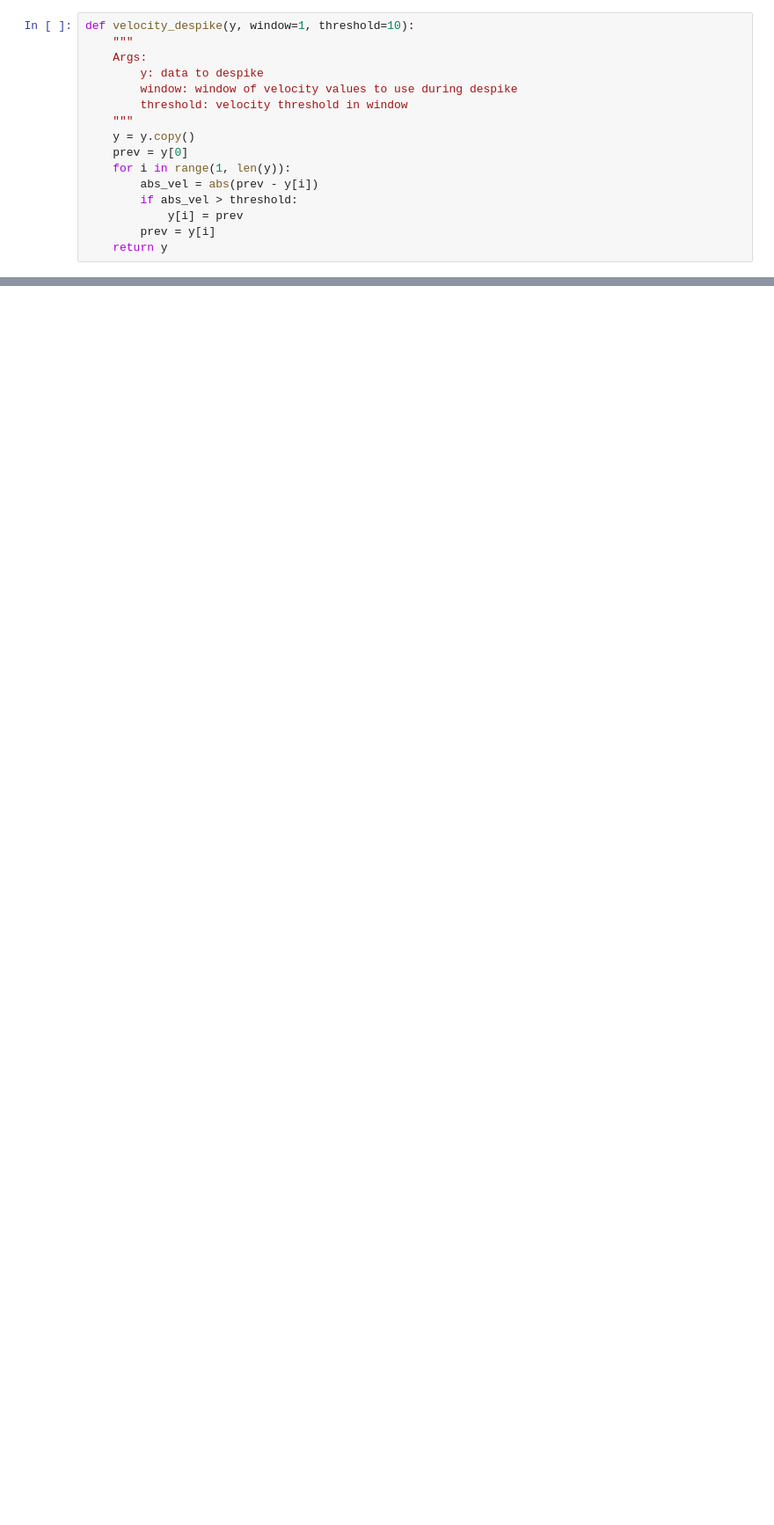
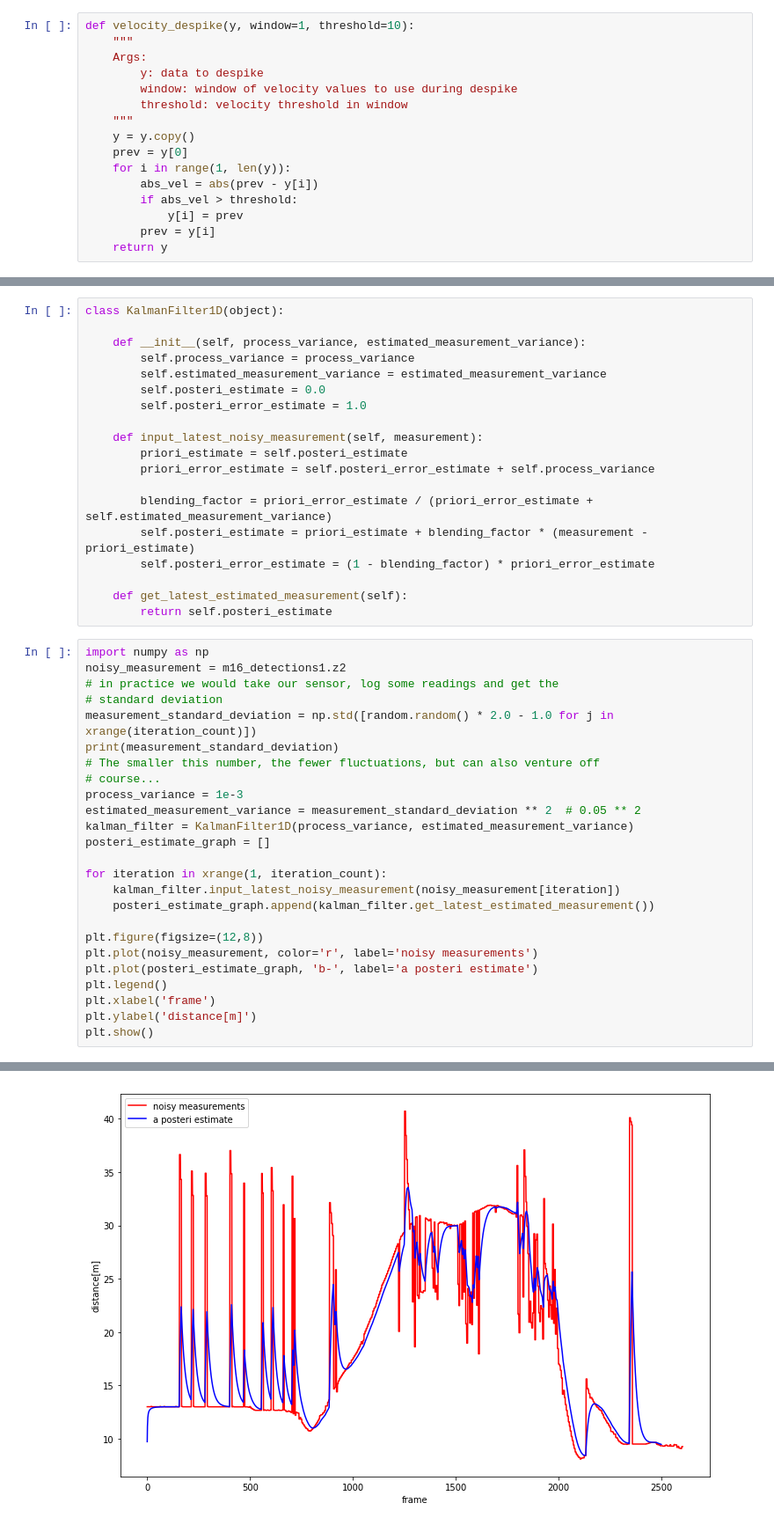
Before and after one commit to rhanschristiansen/Einstein, a Jupyter notebook: notebooks/m16_calibration-v2.ipynb, the cells around one changed output, grey strips where cells are left out. Shown at 88% size. Cells and saved outputs as stored; diff of their text form; blank space fills up the shorter version.

```diff
--- a/notebooks/m16_calibration-v2.ipynb
+++ b/notebooks/m16_calibration-v2.ipynb
@@ -104,0 +108,45 @@ def velocity_despike(y, window=1, threshold=10):
+# %%
+class KalmanFilter1D(object):
+
+    def __init__(self, process_variance, estimated_measurement_variance):
+        self.process_variance = process_variance
+        self.estimated_measurement_variance = estimated_measurement_variance
+        self.posteri_estimate = 0.0
+        self.posteri_error_estimate = 1.0
+
+    def input_latest_noisy_measurement(self, measurement):
+        priori_estimate = self.posteri_estimate
+        priori_error_estimate = self.posteri_error_estimate + self.process_variance
+
+        blending_factor = priori_error_estimate / (priori_error_estimate + self.estimated_measurement_variance)
+        self.posteri_estimate = priori_estimate + blending_factor * (measurement - priori_estimate)
+        self.posteri_error_estimate = (1 - blending_factor) * priori_error_estimate
+
+    def get_latest_estimated_measurement(self):
+        return self.posteri_estimate
+# %%
+import numpy as np
+noisy_measurement = m16_detections1.z2
+# in practice we would take our sensor, log some readings and get the
+# standard deviation
+measurement_standard_deviation = np.std([random.random() * 2.0 - 1.0 for j in xrange(iteration_count)])
+print(measurement_standard_deviation)
+# The smaller this number, the fewer fluctuations, but can also venture off
+# course...
+process_variance = 1e-3
+estimated_measurement_variance = measurement_standard_deviation ** 2  # 0.05 ** 2
+kalman_filter = KalmanFilter1D(process_variance, estimated_measurement_variance)
+posteri_estimate_graph = []
+
+for iteration in xrange(1, iteration_count):
+    kalman_filter.input_latest_noisy_measurement(noisy_measurement[iteration])
+    posteri_estimate_graph.append(kalman_filter.get_latest_estimated_measurement())
+
+plt.figure(figsize=(12,8))
+plt.plot(noisy_measurement, color='r', label='noisy measurements')
+plt.plot(posteri_estimate_graph, 'b-', label='a posteri estimate')
+plt.legend()
+plt.xlabel('frame')
+plt.ylabel('distance[m]')
+plt.show()
+# %% [output]
@@ -104,0 +154 @@ def velocity_despike(y, window=1, threshold=10):
+[figure, added]
```
Also changed, not shown: parts of 14 cells of this notebook, 1 other file.
